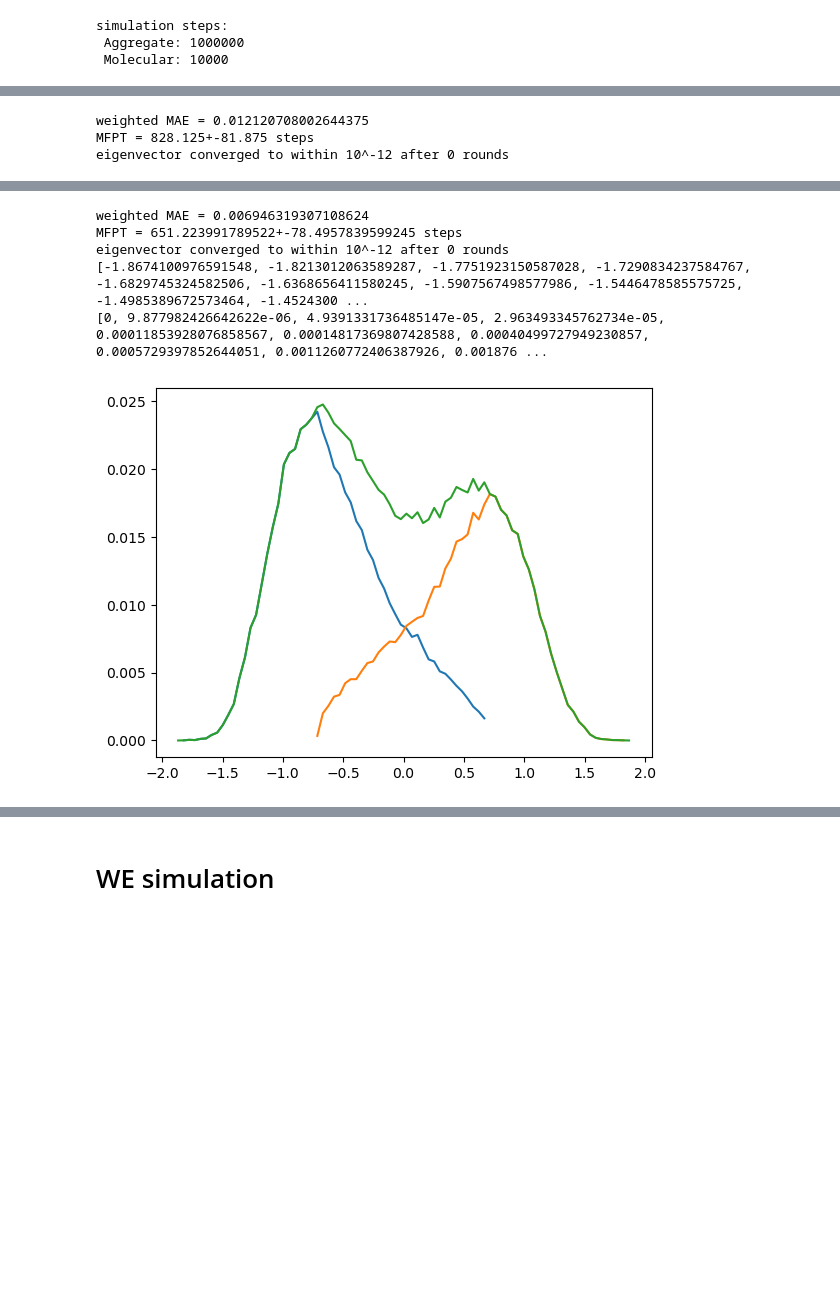
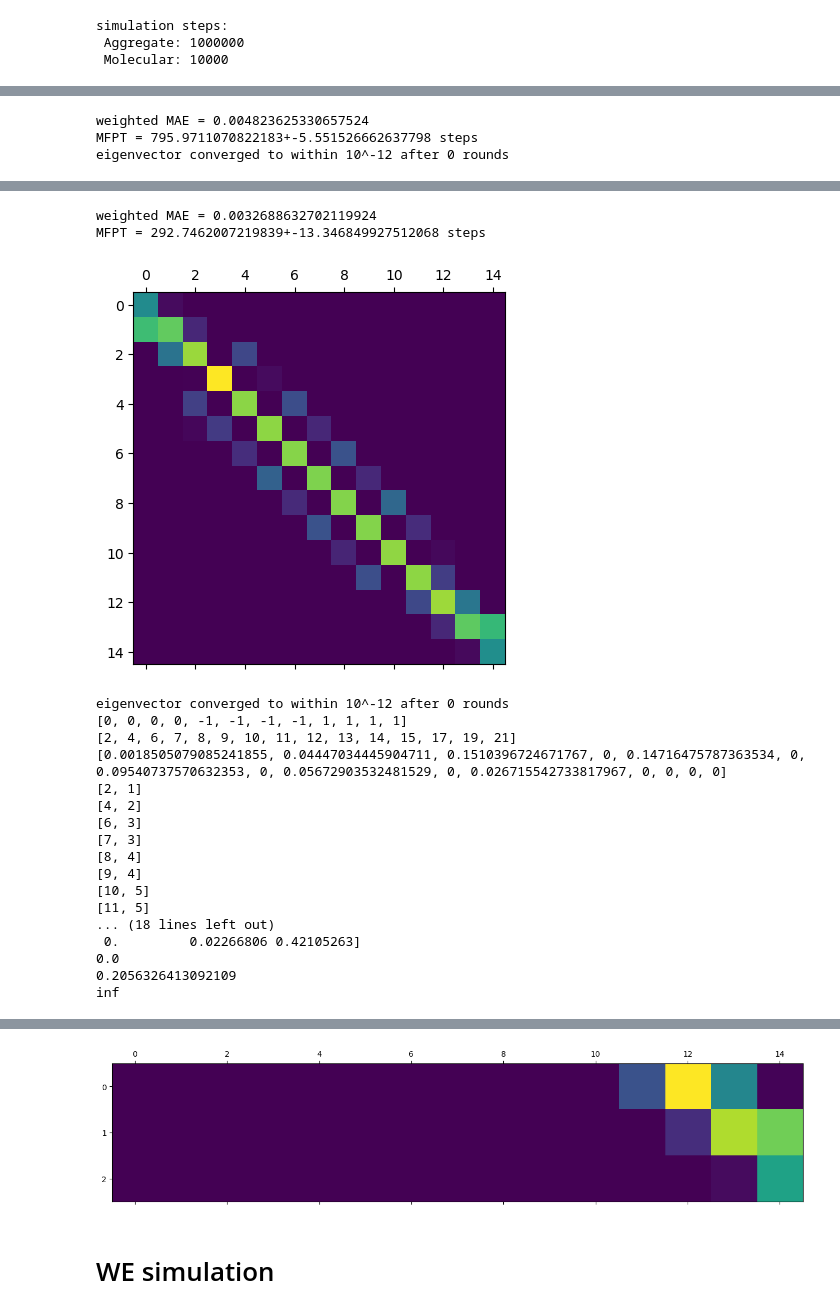
Before and after one commit to JonathanHB/sampling-methods, a Jupyter notebook: testing_v2.ipynb, the cells around one changed output, grey strips where cells are left out. Drawn from its saved outputs; the diff is of its cells as text; code cells hidden in the pictures; blank space fills up the shorter version.

```diff
--- a/testing_v2.ipynb
+++ b/testing_v2.ipynb
@@ -25,12 +22,15 @@ dt = 0.001
 system1 = energy_landscapes.unit_double_well()
 #system1.plot_quantity(system1.potential)
 # %%
+importlib.reload(MSM_methods)
+importlib.reload(long_simulation)
+
 #system1.plot_quantity(system1.potential)
 x_init_coord = system1.standard_init_coord()
 nsteps = 10000
 save_period = 10 #in steps
 n_parallel = 100
-nbins = 80
+nbins = 10
 lag_time = 1
 
 long_trjs = long_simulation.run_long_parallel_simulations(propagators.propagate_nd, system1, kT, x_init_coord, dt, nsteps, save_period, n_parallel)
@@ -59,7 +59,7 @@ print(f"MFPT = {np.mean(inter_well_mpfts_msm)}+-{np.std(inter_well_mpfts_msm)} s
 
 #------------------------------------------------------------------------------------------
 #haMSM analysis
-long_simulation.hamsm_analysis(long_trjs, nbins, system1, save_period, lag_time=1, binrange = [], symmetric = True, show_TPM=False)
+long_simulation.hamsm_analysis(long_trjs, nbins, system1, save_period, lag_time=1, binrange = [], symmetric = True, show_TPM=True)
 # %% [output]
 simulation steps:
  Aggregate: 1000000
@@ -68,3 +68,3 @@ simulation steps:
-weighted MAE = 0.012120708002644375
-MFPT = 828.125+-81.875 steps
+weighted MAE = 0.004823625330657524
+MFPT = 795.9711070822183+-5.551526662637798 steps
 eigenvector converged to within 10^-12 after 0 rounds
@@ -72,6 +72,20 @@ eigenvector converged to within 10^-12 after 0 rounds
-weighted MAE = 0.006946319307108624
-MFPT = 651.223991789522+-78.4957839599245 steps
-eigenvector converged to within 10^-12 after 0 rounds
-[-1.8674100976591548, -1.8213012063589287, -1.7751923150587028, -1.7290834237584767, -1.6829745324582506, -1.6368656411580245, -1.5907567498577986, -1.5446478585575725, -1.4985389672573464, -1.4524300 ...
-[0, 9.877982426642622e-06, 4.9391331736485147e-05, 2.963493345762734e-05, 0.00011853928076858567, 0.00014817369807428588, 0.00040499727949230857, 0.0005729397852644051, 0.0011260772406387926, 0.001876 ...
+weighted MAE = 0.0032688632702119924
+MFPT = 292.7462007219839+-13.346849927512068 steps
-[figure, old version]
+[figure, new version]
+eigenvector converged to within 10^-12 after 0 rounds
+[0, 0, 0, 0, -1, -1, -1, -1, 1, 1, 1, 1]
+[2, 4, 6, 7, 8, 9, 10, 11, 12, 13, 14, 15, 17, 19, 21]
+[0.0018505079085241855, 0.04447034445904711, 0.1510396724671767, 0, 0.14716475787363534, 0, 0.09540737570632353, 0, 0.05672903532481529, 0, 0.026715542733817967, 0, 0, 0, 0]
+[2, 1]
+[4, 2]
+[6, 3]
+[7, 3]
+[8, 4]
+[9, 4]
+[10, 5]
+[11, 5]
+... (18 lines left out)
+ 0.         0.02266806 0.42105263]
+0.0
+0.2056326413092109
+inf
@@ -78,3 +93,4 @@ eigenvector converged to within 10^-12 after 0 rounds
+[figure, added]
 # %% [markdown]
 # WE simulation
 # %%
```
Also changed, not shown: parts of 2 cells of this notebook, 2 other files.
